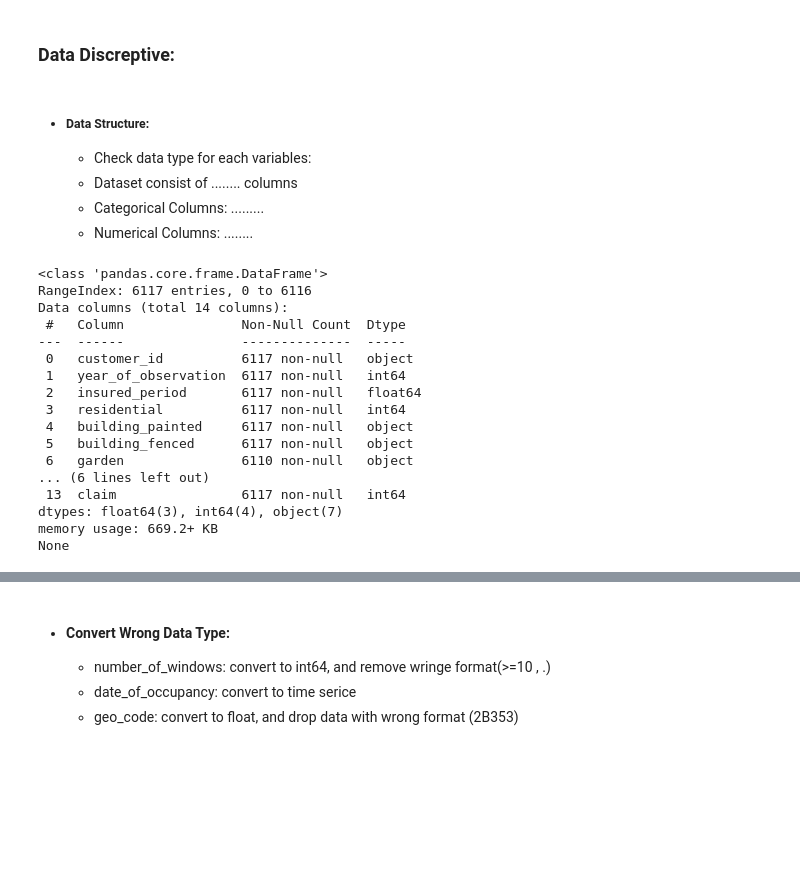
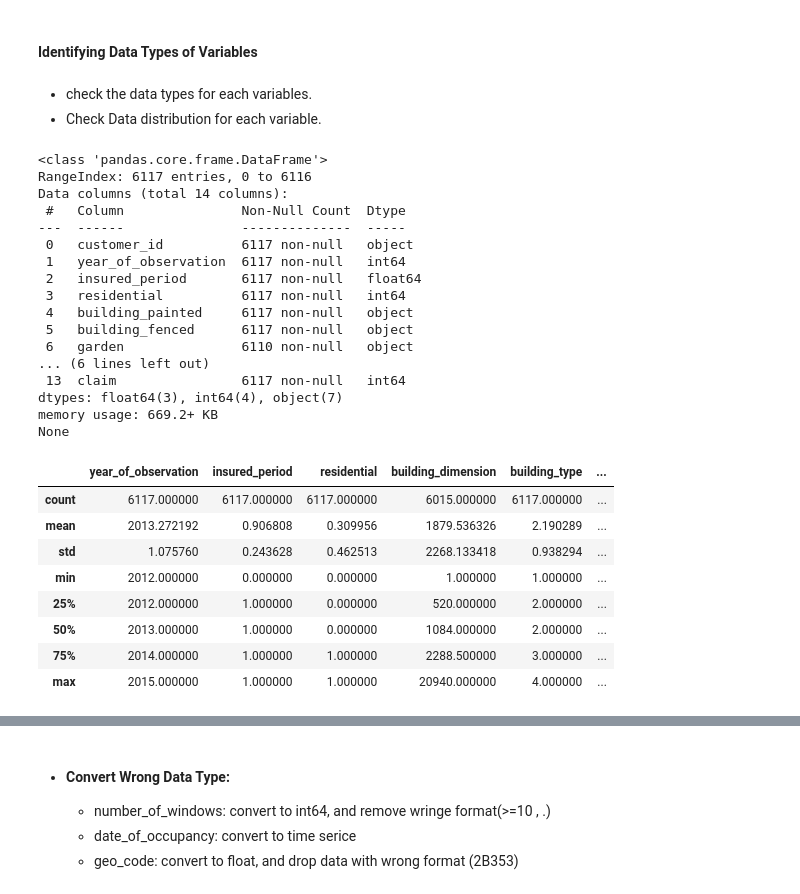
Before and after one commit to DATA471/ASS4, a Jupyter notebook: DATA471_Assignment4.ipynb, the cells around one changed output, grey strips where cells are left out. Cells and saved outputs as stored; diff of their text form; code cells hidden in the pictures; blank space fills up the shorter version.

```diff
--- a/DATA471_Assignment4.ipynb
+++ b/DATA471_Assignment4.ipynb
@@ -30,29 +28,37 @@ test_data = pd.read_csv('test-1.csv')
-# %% [markdown]
-### Data Discreptive:
-# %% [markdown]
-- ##### Data Structure:
-    - Check data type for each variables:
-    - Dataset consist of ........ columns
-    - Categorical Columns: .........
-    - Numerical Columns: ........
+# %% [markdown]
+#### Identifying Data Types of Variables
+# %% [markdown]
+- check the data types for each variables.
+- Check Data distribution for each variable.
 # %%
 # Check the info and data types
 print(train_data.info())
+# Summary statistics for numerical columns
+train_data.describe()
 # %% [output]
 <class 'pandas.core.frame.DataFrame'>
 RangeIndex: 6117 entries, 0 to 6116
 Data columns (total 14 columns):
  #   Column               Non-Null Count  Dtype
 ---  ------               --------------  -----
  0   customer_id          6117 non-null   object
  1   year_of_observation  6117 non-null   int64
  2   insured_period       6117 non-null   float64
  3   residential          6117 non-null   int64
  4   building_painted     6117 non-null   object
  5   building_fenced      6117 non-null   object
  6   garden               6110 non-null   object
 ... (6 lines left out)
  13  claim                6117 non-null   int64
 dtypes: float64(3), int64(4), object(7)
 memory usage: 669.2+ KB
 None
+|  | year_of_observation | insured_period | residential | building_dimension | building_type | ... |
+| count | 6117.000000 | 6117.000000 | 6117.000000 | 6015.000000 | 6117.000000 | ... |
+| mean | 2013.272192 | 0.906808 | 0.309956 | 1879.536326 | 2.190289 | ... |
+| std | 1.075760 | 0.243628 | 0.462513 | 2268.133418 | 0.938294 | ... |
+| min | 2012.000000 | 0.000000 | 0.000000 | 1.000000 | 1.000000 | ... |
+| 25% | 2012.000000 | 1.000000 | 0.000000 | 520.000000 | 2.000000 | ... |
+| 50% | 2013.000000 | 1.000000 | 0.000000 | 1084.000000 | 2.000000 | ... |
+| 75% | 2014.000000 | 1.000000 | 1.000000 | 2288.500000 | 3.000000 | ... |
+| max | 2015.000000 | 1.000000 | 1.000000 | 20940.000000 | 4.000000 | ... |
```
Also changed, not shown: parts of 53 cells of this notebook.
